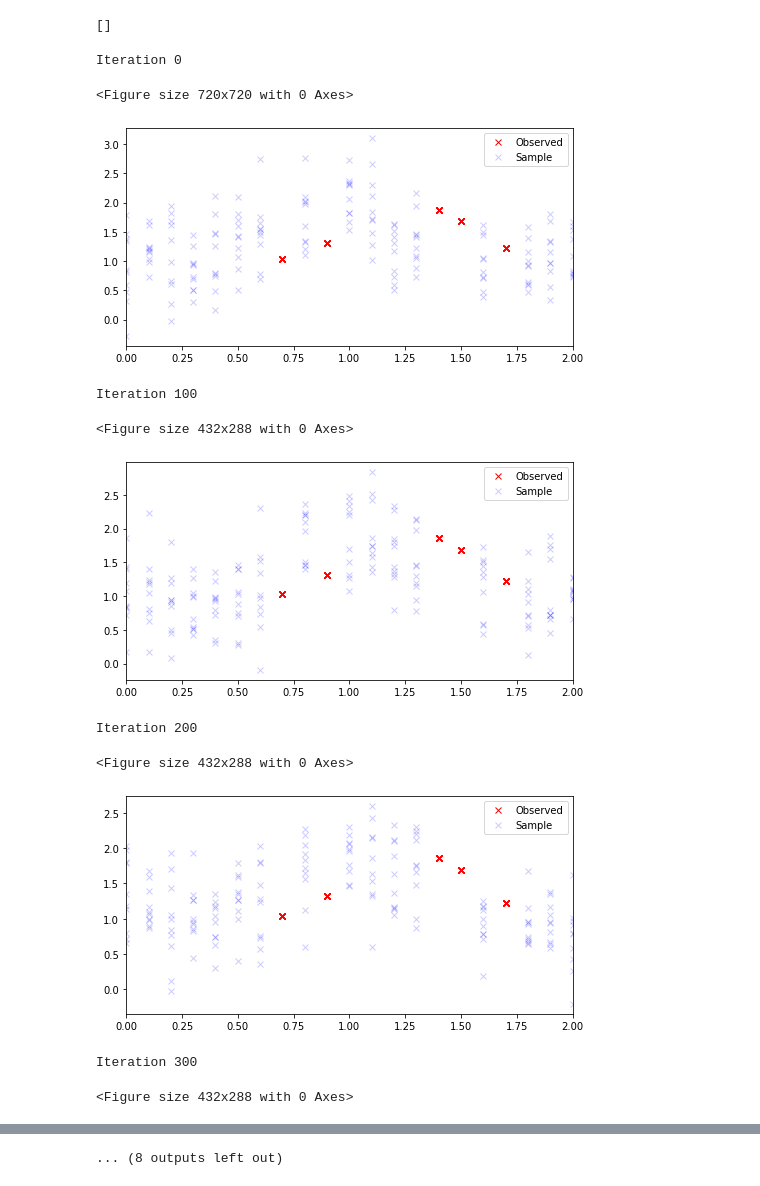
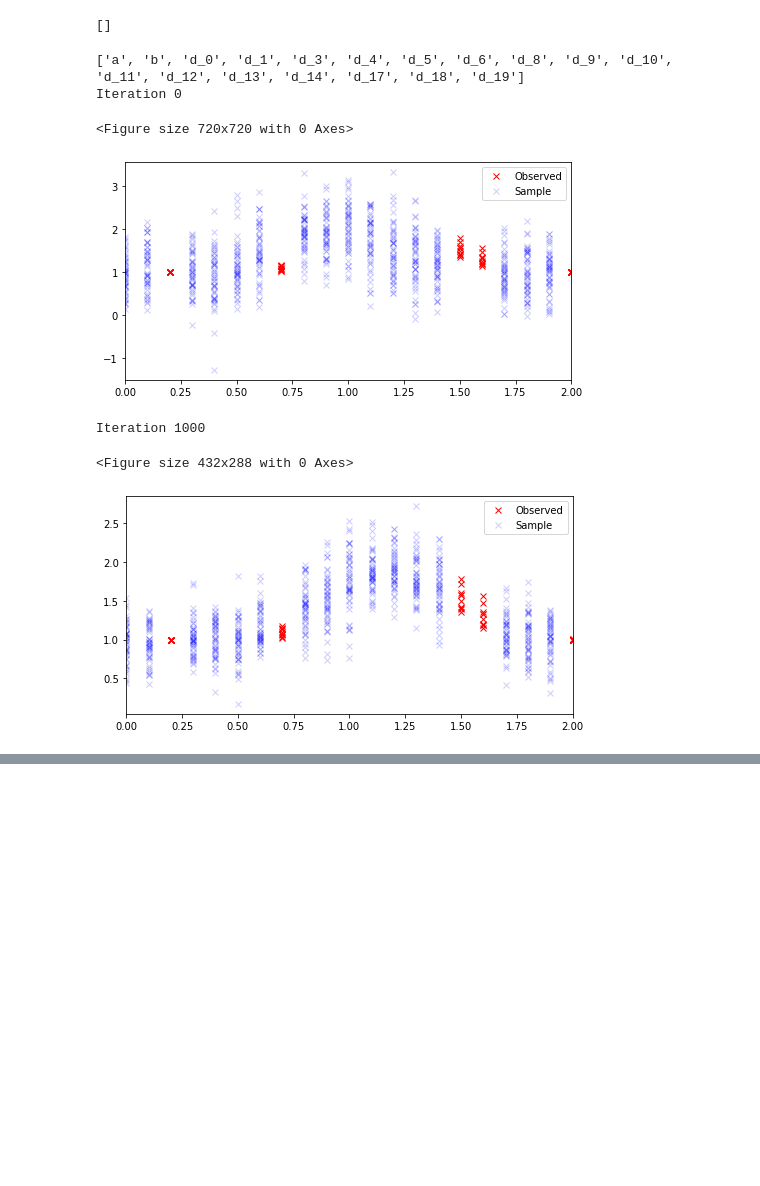
Before and after one commit to lm2612/InformaticsLab, a Jupyter notebook: 01_NDWave.ipynb, the cells around one changed output, grey strips where cells are left out. Cells and saved outputs as stored; diff of their text form; code cells hidden in the pictures; blank space fills up the shorter version.

Commit message:
can choose number of data points

```diff
--- a/01_NDWave.ipynb
+++ b/01_NDWave.ipynb
@@ -508,6 +482,14 @@ def iterate_wave(speed, h, nx, nt, dt, dx, n_data=1):
         # set h to hn for next iteration
         h = hn
     return h
+# %%
+def true_h_model(speed, nx, nt, dt, n_data=1):
+    dx = 2 / (nx-1)
+    # initial conditions
+    h0 = initialise_wave(nx, dx, n_data)
+    # iterate
+    true_h = iterate_wave(speed, h0, nx, nt, dt, dx, n_data)
+    return(true_h)
 # %%
 from torch.distributions import constraints
 
@@ -521,13 +503,14 @@ def parameterised_guide_multiple_obs(data, n_data, guess, observed_inds, nx=21,
                        constraint=constraints.positive)
 
         speed = pyro.sample("speed", dist.Normal(a,b))
-        true_h = true_h_model(speed, nx, nt, dt)
-        d = pyro.param("d", torch.tensor(0.5),
-                       constraint=constraints.positive)
+        true_h = true_h_model(speed, nx, nt, dt, n_data)
+
 
         for i in pyro.plate("x_axis",nx):
             if (i in observed_inds):
                 continue
+            d = pyro.param("d_{}".format(str(i)), torch.tensor(0.5),
+                       constraint=constraints.positive)
             h[ind,i] = (pyro.sample("h_{}".format(str(i)),dist.Normal(true_h[ind,i],d)) )
 
         if plot_wave:
@@ -547,7 +530,7 @@ def conditioned_model_multiple_obs(data, n_data, guess, observed_inds, nx=21, nt
         # get pyro distribution of speed
         speed = pyro.sample("speed", dist.Normal(guess, 0.25))
 
-        true_h = true_h_model(speed, nx, nt, dt)
+        true_h = true_h_model(speed, nx, nt, dt, n_data)
 
 
         # observe with some measurement error
@@ -574,16 +557,16 @@ observed_h
 # %%
 from collections import OrderedDict
 # Plotting function for guide
-def plot_guide_wave_multiple_obs(nx, guess, observed_h, observed_inds, n_data):
+def plot_guide_wave_multiple_obs(nx, guess, observed_h, observed_inds, n_data, n_samples):
     for i in observed_inds:
         observed_hi = data["h_{}".format(i)]
-        for n in range(10):
+        for n in range(n_data):
             plt.plot(np.linspace(0,2,nx)[i],
              observed_hi[n].detach().numpy(),'rx',label="Observed");
     # Sampled
     not_observed_inds = [i for i in range(nx) if i not in observed_inds]
-    speed,h = parameterised_guide_multiple_obs(None, 10, guess, observed_inds)
-    for i in range(10):
+    speed,h = parameterised_guide_multiple_obs(None, n_samples, guess, observed_inds)
+    for i in range(n_samples):
         plt.plot(np.linspace(0,2,nx)[not_observed_inds],
                  h[i,:].detach().numpy()[not_observed_inds],'bx',
                  alpha=0.2, label="Sample");
@@ -601,41 +584,41 @@ svi = pyro.infer.SVI(model=conditioned_model_multiple_obs,
                      guide=parameterised_guide_multiple_obs,
                      optim=optimizer,
                      loss=pyro.infer.Trace_ELBO()
                      )
 
-num_steps = 1000
+num_steps = 10000
 # Save all parameters and losses
 params = np.zeros((num_steps,len(param_names)))
 losses = np.zeros(num_steps)
 fig = plt.figure(figsize=(10,10));
 
+svi.step(data, n_data, guess, observed_inds)
+param_names = list(pyro.get_param_store().get_all_param_names())
+print(param_names)
 plot_ind = 0
 for t in range(num_steps):
     losses[t] = svi.step(data, n_data, guess, observed_inds)
     params[t,:] = [pyro.param(param_names[i]).item() for i in range(len(param_names))]
 
-    if (t%100==0.):
+    if (t%1000==0.):
         print('Iteration {}'.format(str(t)))
         plt.clf();
         fig = plt.figure(figsize=(8, 4));
-        plot_guide_wave_multiple_obs(nx, guess, observed_h, observed_inds, n_data);
+        plot_guide_wave_multiple_obs(nx, guess, full_observed_h, observed_inds,
+                                     n_data, n_samples=50);
         plt.show();
 
 fig = plt.figure(figsize=(10, 10));
 ax = plt.subplot2grid((2, 5), (1, 0), colspan=4);
 ax.plot(losses);
 plt.title("ELBO");
 plt.xlabel("step");
 plt.ylabel("loss");
 # %% [output]
+['a', 'b', 'd_0', 'd_1', 'd_3', 'd_4', 'd_5', 'd_6', 'd_8', 'd_9', 'd_10', 'd_11', 'd_12', 'd_13', 'd_14', 'd_17', 'd_18', 'd_19']
 Iteration 0
 <Figure size 720x720 with 0 Axes>
-[figure, old version]
+[figure, new version]
-Iteration 100
+Iteration 1000
 <Figure size 432x288 with 0 Axes>
-[figure, old version]
+[figure, new version]
-Iteration 200
-<Figure size 432x288 with 0 Axes>
-[figure, removed]
-Iteration 300
-<Figure size 432x288 with 0 Axes>
@@ -643 +624,0 @@ Iteration 300
-... (8 outputs left out)
```
Also changed, not shown: parts of 6 cells of this notebook.
